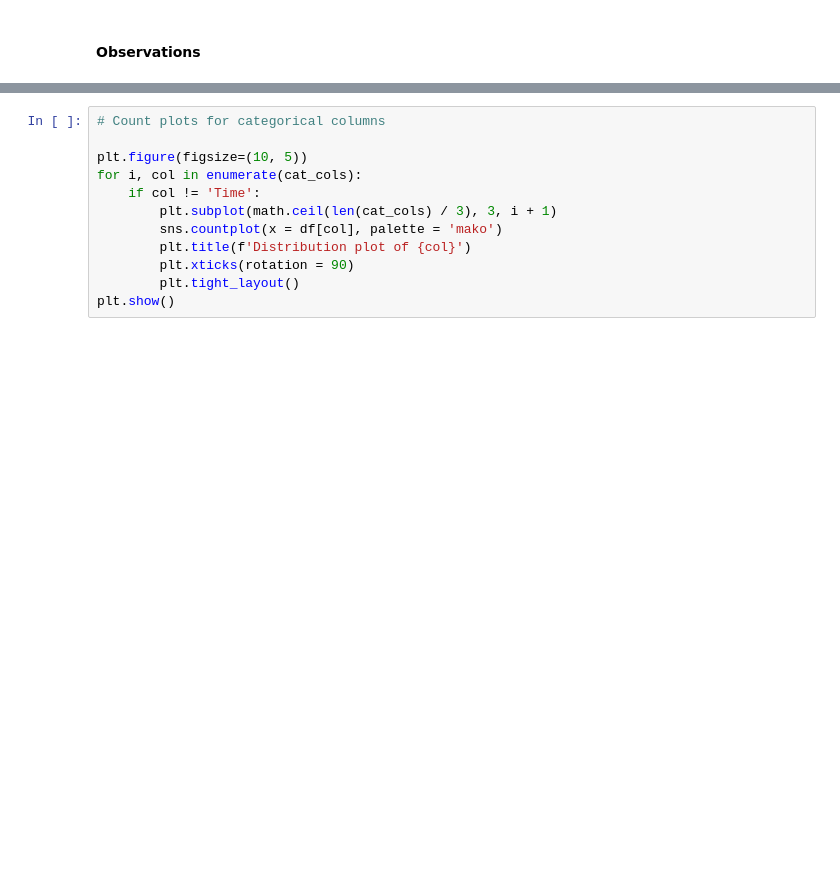
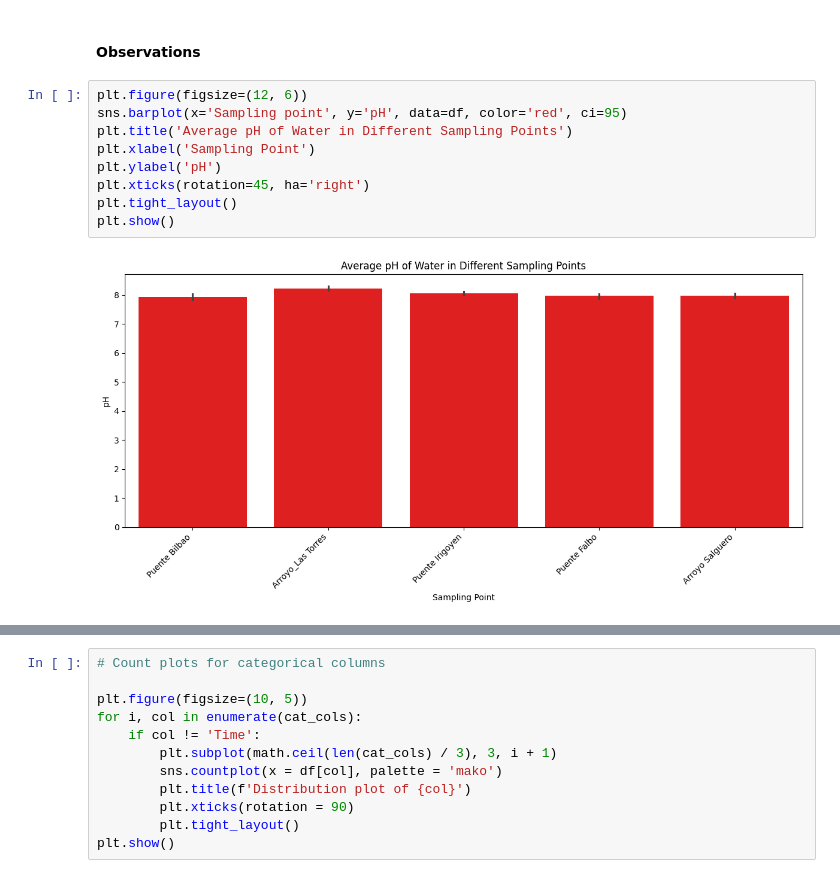
Before and after one commit to sarahgracemahlangu/ExploreAI-Python-Group-Project, a Jupyter notebook: python_group_project.ipynb, the cells around one changed output, grey strips where cells are left out. Drawn from its saved outputs; the diff is of its cells as text; blank space fills up the shorter version.

```diff
--- a/python_group_project.ipynb
+++ b/python_group_project.ipynb
@@ -203,3 +203,14 @@ plt.show()
 [figure]
 # %% [markdown]
 #### Observations
+# %%
+plt.figure(figsize=(12, 6))
+sns.barplot(x='Sampling point', y='pH', data=df, color='red', ci=95)
+plt.title('Average pH of Water in Different Sampling Points')
+plt.xlabel('Sampling Point')
+plt.ylabel('pH')
+plt.xticks(rotation=45, ha='right')
+plt.tight_layout()
+plt.show()
+# %% [output]
+[figure, added]
```
Also changed, not shown: parts of 8 cells of this notebook.
